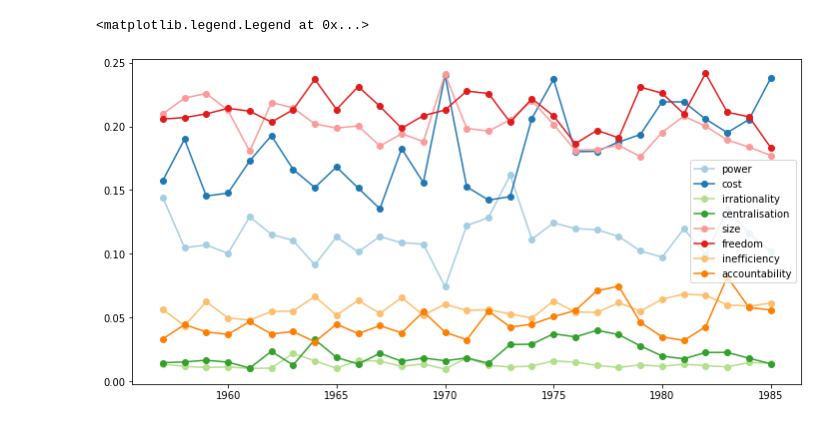
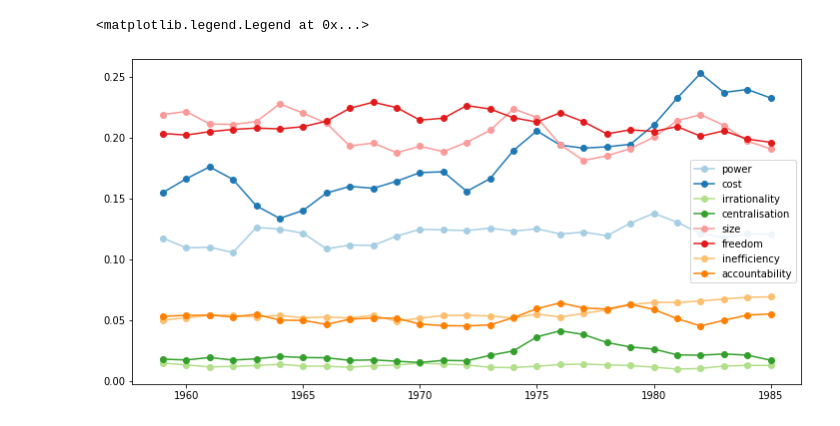
Before and after one commit to rubenros1795/CrisisBureaucracy, a Jupyter notebook: code/classifier-lexicon.ipynb, the cells around one changed output. Cells and saved outputs as stored; diff of their text form; code cells hidden in the pictures.

Commit message:
paper + lexicon classification

```diff
--- a/code/classifier-lexicon.ipynb
+++ b/code/classifier-lexicon.ipynb
@@ -14,6 +15,12 @@ data_path = '/media/ruben/Elements/PhD/data/hansard'
 # %%
 # Load all sentences with 'bureaucracy' (not just annotated set, but everything: 4080 texts)
 df = pd.read_csv('~/Documents/GitHub/CrisisBureaucracy/data/classifier/bureaucracy-sentences-full.tsv',sep='\t').dropna()
+
+def load_full(id_):
+    f = pd.read_csv(f'{data_path}/lemmatized_pm/uk.proc.d.{id_[:10]}.txt',sep='\t')
+    return [list(f[f['id'] == 'uk.proc.d.' + id_]['text'])[0],list(f[f['id'] == 'uk.proc.d.' + id_]['text_lemmatized'])[0]]
+
+
 df['text'] = [load_full("-".join(x.split('-')[1:-1]))[0] for x in tqdm(df['id'])]
 df = df[['id','text']]
 # %%
@@ -42,7 +49,7 @@ df['id'] = ["-".join(x.split('-')[1:-1]) for x in df.id]
 df['text'] = utils.preprocess_(df['text'],stopwords=stopwords.words('english') + "hon member friend gentleman gentlemen speaker right".split(' '))
 # %%
 # Get Category Lexicons
-lex_df = pd.read_csv(project_path + '/data/classifier/lexicon-small.csv')
+lex_df = pd.read_csv(project_path + '/data/classifier/lexicon.csv')
 lex_ = {c:[w for w in lex_df[c] if str(w) != 'nan'] for c in lex_df.columns}
 vocab = list(set([item for sublist in list(lex_.values()) for item in sublist if str(item) != "nan"]))
 # %%
@@ -68,17 +75,17 @@ dfmd = dfmd.T.reset_index()
 # %%
 ## Create plot with averages / year
 
 data = dfm_
 fig, ax = plt.subplots(figsize=(12,6))
 for c,cl in enumerate("power cost irrationality centralisation size freedom inefficiency accountability".split(' ')):
     # plt.scatter(x=data['year'],y=data[cl],alpha=.1) for scatterplots, not necessary
     avgs = pd.DataFrame([[m,data[data['year'] == m][cl].sum() / len(data[data['year'] == m])] for m in set(data['year'])],columns=['year',cl]).sort_values('year')
-    # rm = avgs[cl].rolling(3, win_type='gaussian').mean(std=2)
-    plt.plot(avgs['year'],avgs[cl],label=cl,marker='o',c=sns.color_palette('Paired',9)[c])
+    rm = avgs[cl].rolling(3, win_type='gaussian').mean(std=2)
+    plt.plot(avgs['year'],rm,label=cl,marker='o',c=sns.color_palette('Paired',9)[c])
 plt.legend()
 # %% [output]
 <matplotlib.legend.Legend at 0x...>
-[figure, old version]
+[figure, new version]
 # %%
 d = dfm_.reset_index()
 d['party'] =  df['party']
```
Also changed, not shown: parts of 9 cells of this notebook, 38 other files.
